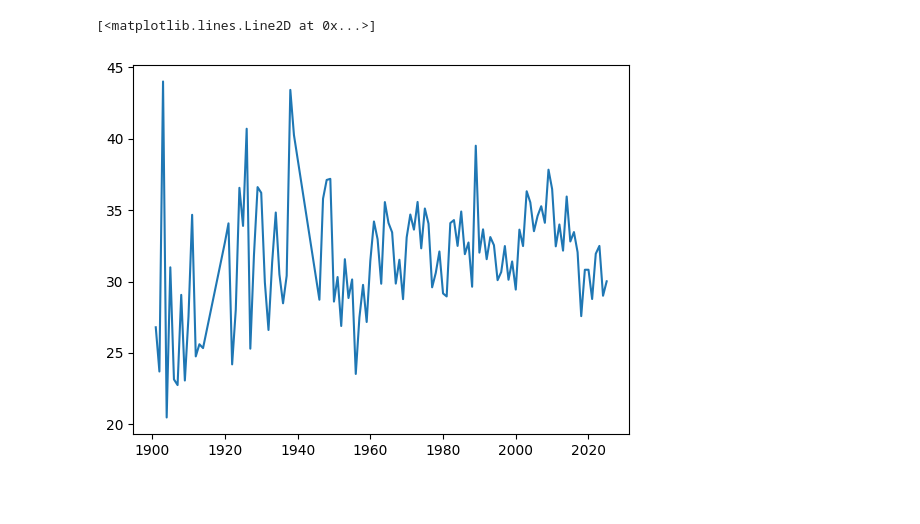
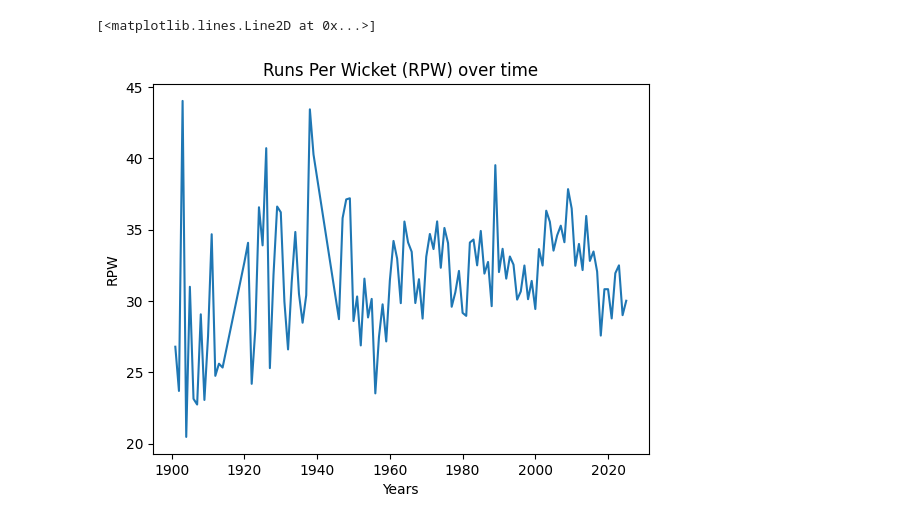
Before and after one commit to Be962/9CT-Task-3, a Jupyter notebook: main.ipynb, the cells around one changed output. Saved outputs shown, nothing was run; the diff lists cells and outputs as text; code cells hidden in the pictures; blank space fills up the shorter version.

Commit message:
started adding gui

```diff
--- a/main.ipynb
+++ b/main.ipynb
@@ -5,9 +8,23 @@ import matplotlib.pyplot as plt
 df = pd.read_csv('Dataset.csv')
 df = df.drop(['Won', 'Tied', 'Draw', 'Balls', 'Column1'], axis=1)
 # %%
+finding_numbers = True
+"""
+while finding_numbers == True:
+    begin_year = int(input('What year would you like to start at? (1-120 = 1900-2020)'))
+    end_year = int(input('What year would you like to end at? (1-120 = 1900-2020)'))
+    if end_year > begin_year and begin_year < 114 and end_year < 114:
+        finding_numbers = False
+    else:
+        print('Those years are not valid. Please retry:')
+"""
+
 Average = df.iloc[:, 3]
 Year = df.iloc[:, 5]
+plt.title('Runs Per Wicket (RPW) over time')
+plt.xlabel('Years')
+plt.ylabel('RPW')
 plt.plot(Year, Average)
 # %% [output]
 [<matplotlib.lines.Line2D at 0x...>]
-[figure, old version]
+[figure, new version]
```
Also changed, not shown: parts of 2 cells of this notebook.
